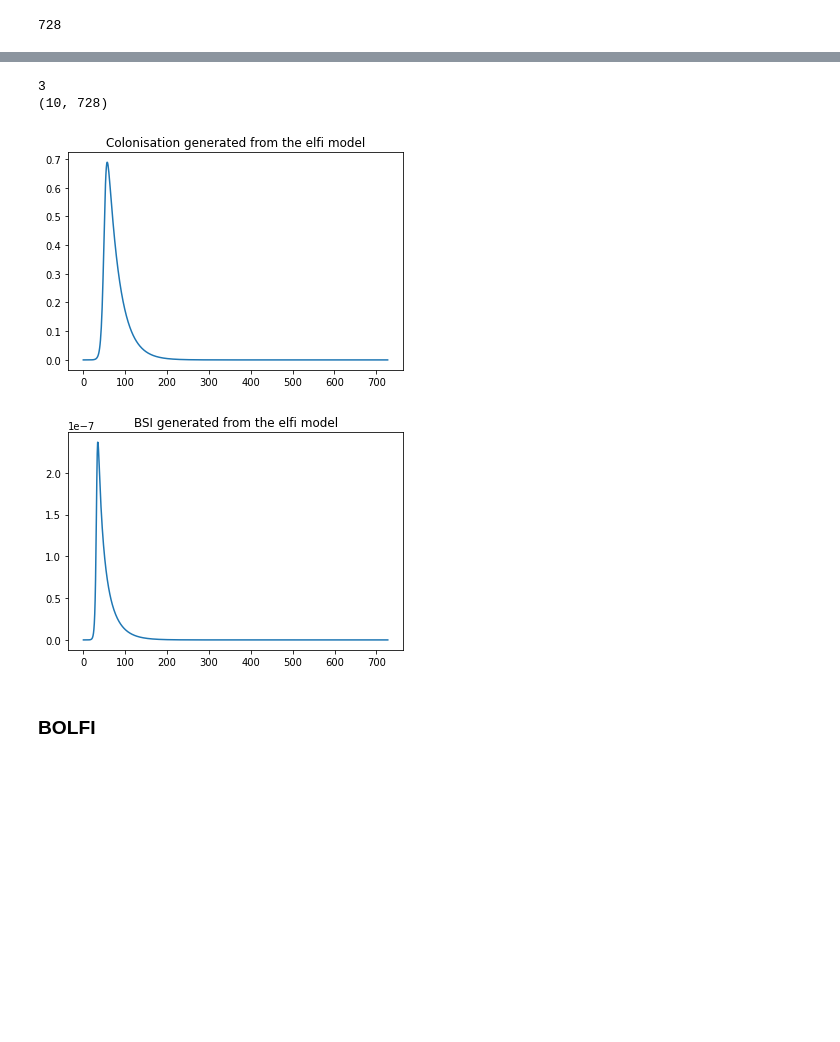
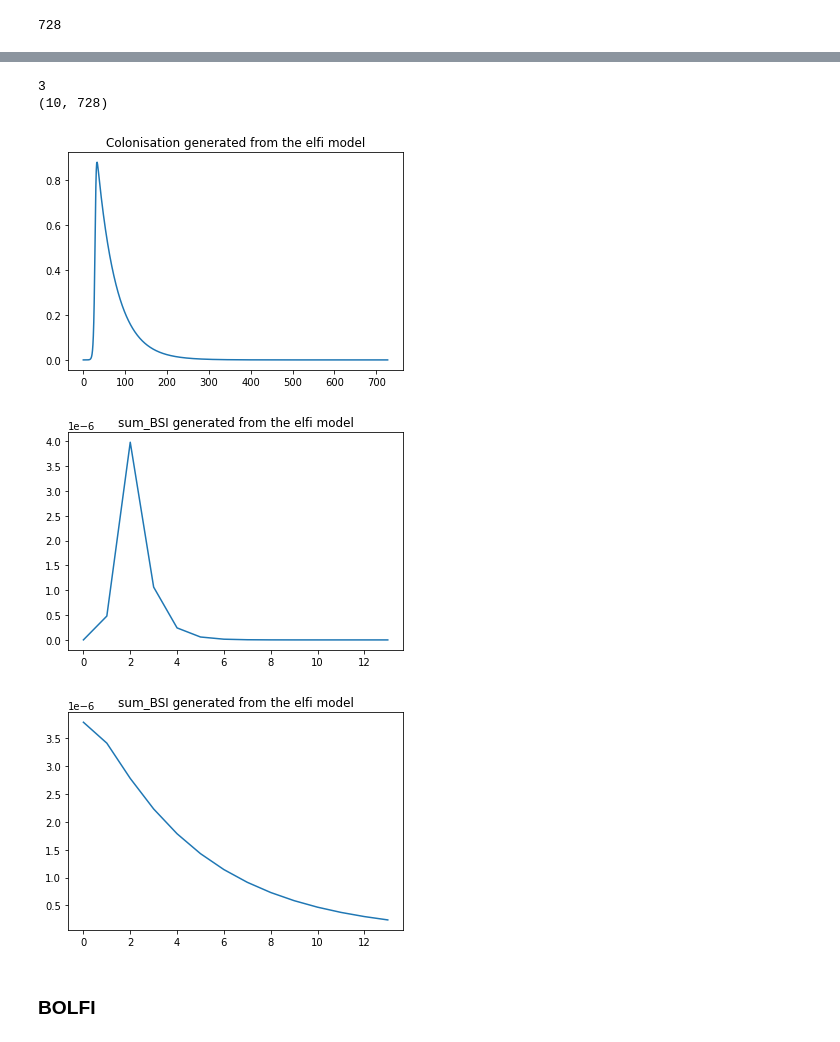
Before and after one commit to fanoja/Ecoli-R0, a Jupyter notebook: Model 1.ipynb, the cells around one changed output, grey strips where cells are left out. Saved outputs shown, nothing was run; the diff lists cells and outputs as text; code cells hidden in the pictures; blank space fills up the shorter version.

Commit message:
Added summation of BSI over each year to the ELFI model

```diff
--- a/Model 1.ipynb
+++ b/Model 1.ipynb
@@ -620,7 +620,11 @@ alpha = elfi.Constant(0.2, model = m)
 
 # elfi.Simulator(col_to_BSI, SIRsim, OR_hat, theta_c, theta_bsi, is_prop, observed = bsi_obs)
 BSI = elfi.Operation(col_to_BSI, SIRsim, OR_hat, theta_c, theta_bsi, is_prop, model = m)
-conv_BSI = elfi.Simulator(exp_smoother, BSI, alpha, observed = bsi_obs, model = m)
+
+time_period = elfi.Constant(52, model = m)
+sum_BSI = elfi.Operation(sum_over_bsi, BSI, time_period, model = m)
+
+conv_BSI = elfi.Simulator(exp_smoother, sum_BSI, alpha, observed = bsi_obs, model = m)
 # sumBSI = elfi.Operation(sum_over_bsi, BSI) # is there any way of inputting observed data to this node?
 
 #sumBSI = elfi.Simulator(sum_over_bsi, BSI, observed=bsi_obs) # is there any way of inputting observed data to this node?
@@ -730,19 +734,25 @@ plt.show()
 # %%
 print(len(SIRsim.generate(1)))
 print(SIRsim.generate(10)[1].shape)
 
 plt.plot(SIRsim.generate(1)[1][0])
 plt.title("Colonisation generated from the elfi model")
 plt.show()
 
-plt.plot(BSI.generate(1)[0])
-plt.title("BSI generated from the elfi model")
+plt.plot(sum_BSI.generate(1)[0])
+plt.title("sum_BSI generated from the elfi model")
 plt.show()
+
+
+plt.plot(conv_BSI.generate(1)[0])
+plt.title("sum_BSI generated from the elfi model")
+plt.show()
 # %% [output]
 3
 (10, 728)
-[figure, old version]
+[figure, new version]
-[figure, old version]
+[figure, new version]
+[figure, added]
 # %% [markdown]
 ### BOLFI
 # %%
```
Also changed, not shown: parts of 6 cells of this notebook.
